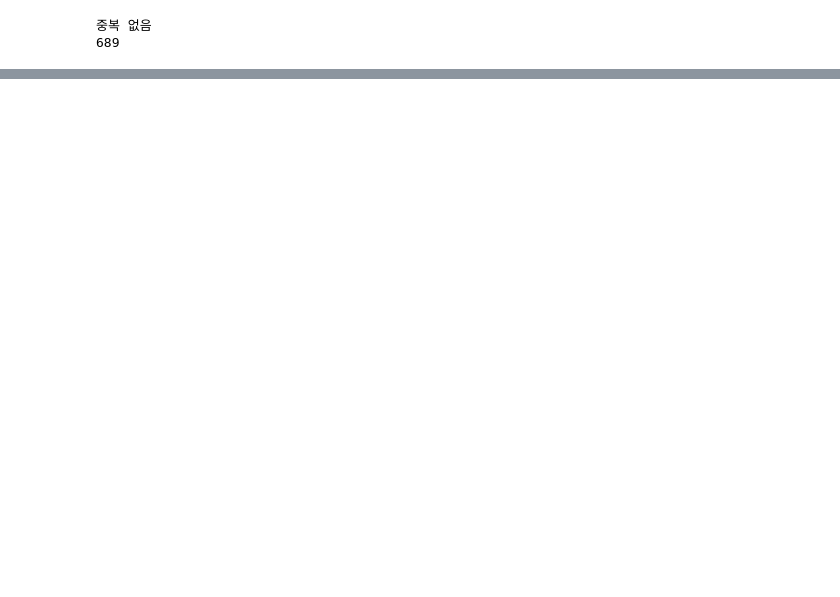
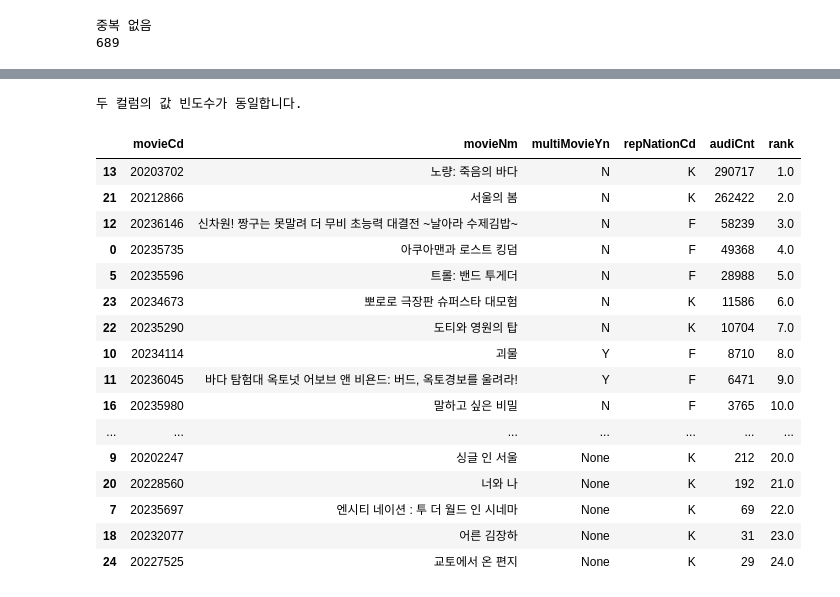
Before and after one commit to Jacob-53/movie, a Jupyter notebook: notes/Untitled.ipynb, the cells around one changed output, grey strips where cells are left out. Cells and saved outputs as stored; diff of their text form; code cells hidden in the pictures; blank space fills up the shorter version.

```diff
--- a/notes/Untitled.ipynb
+++ b/notes/Untitled.ipynb
@@ -493,0 +516,38 @@ pd.read_parquet('/home/jacob/data/movie_after/dailyboxoffice/dt=20241231')
+# %%
+df1=pd.read_parquet('/home/jacob/data/movie_after/dailyboxoffice/dt=20241231')
+df2=pd.read_parquet("/home/jacob/data/movies/dailyboxoffice/dt=20241231")
+df3=pd.read_parquet("/home/jacob/data/movies/merge/dailyboxoffice/dt=20240101")
+
+
+col_name = "movieCd"
+diff = df1[col_name].value_counts().sort_index() != df2[col_name].value_counts().sort_index()
+
+if diff.any():
+    print("두 컬럼의 값 빈도수가 다릅니다.")
+    print("차이점:")
+    print(df1[col_name].value_counts().sort_index().compare(df2[col_name].value_counts().sort_index()))
+else:
+    print("두 컬럼의 값 빈도수가 동일합니다.")
+# %% [output]
+두 컬럼의 값 빈도수가 동일합니다.
+# %%
+df3=pd.read_parquet("/home/jacob/data/movies/merge/dailyboxoffice/dt=20240101")
+df3
+# %% [output]
+|  | movieCd | movieNm | multiMovieYn | repNationCd | audiCnt | rank |
+| 13 | 20203702 | 노량: 죽음의 바다 | N | K | 290717 | 1.0 |
+| 21 | 20212866 | 서울의 봄 | N | K | 262422 | 2.0 |
+| 12 | 20236146 | 신차원! 짱구는 못말려 더 무비 초능력 대결전 ~날아라 수제김밥~ | N | F | 58239 | 3.0 |
+| 0 | 20235735 | 아쿠아맨과 로스트 킹덤 | N | F | 49368 | 4.0 |
+| 5 | 20235596 | 트롤: 밴드 투게더 | N | F | 28988 | 5.0 |
+| 23 | 20234673 | 뽀로로 극장판 슈퍼스타 대모험 | N | K | 11586 | 6.0 |
+| 22 | 20235290 | 도티와 영원의 탑 | N | K | 10704 | 7.0 |
+| 10 | 20234114 | 괴물 | Y | F | 8710 | 8.0 |
+| 11 | 20236045 | 바다 탐험대 옥토넛 어보브 앤 비욘드: 버드, 옥토경보를 울려라! | Y | F | 6471 | 9.0 |
+| 16 | 20235980 | 말하고 싶은 비밀 | N | F | 3765 | 10.0 |
+| ... | ... | ... | ... | ... | ... | ... |
+| 9 | 20202247 | 싱글 인 서울 | None | K | 212 | 20.0 |
+| 20 | 20228560 | 너와 나 | None | K | 192 | 21.0 |
+| 7 | 20235697 | 엔시티 네이션 : 투 더 월드 인 시네마 | None | K | 69 | 22.0 |
+| 18 | 20232077 | 어른 김장하 | None | K | 31 | 23.0 |
+| 24 | 20227525 | 교토에서 온 편지 | None | K | 29 | 24.0 |
```
Also changed, not shown: parts of 5 cells of this notebook.
